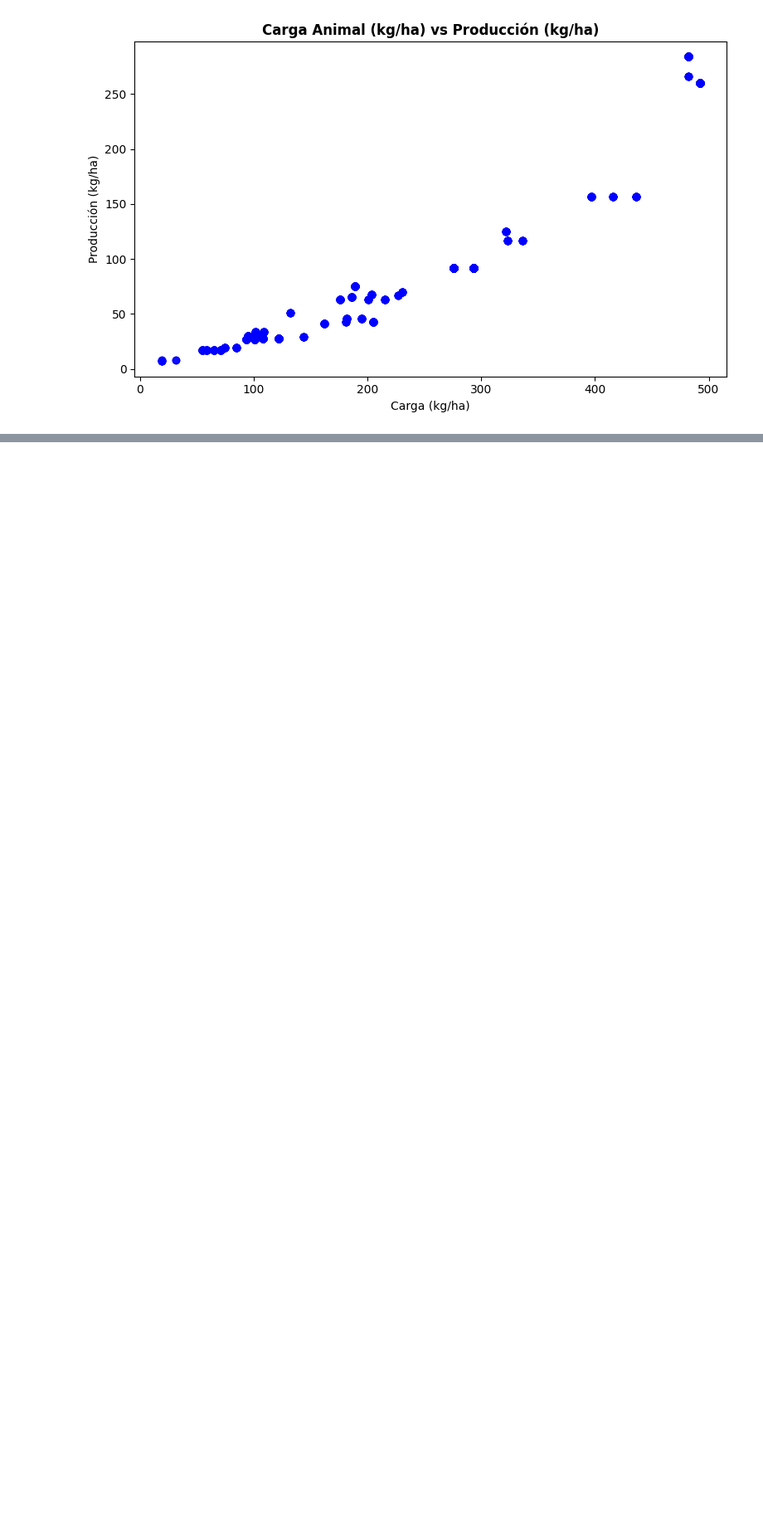
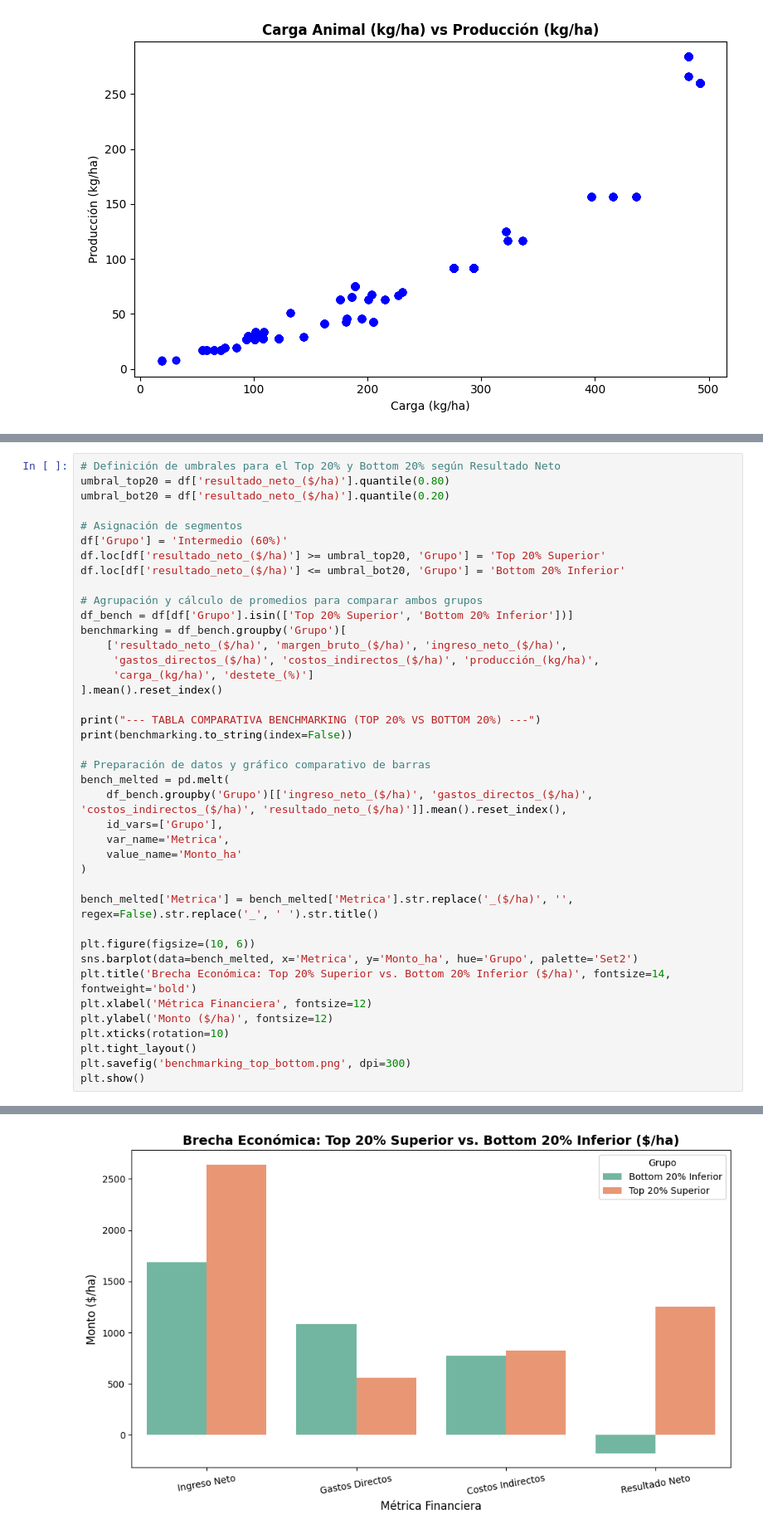
Before and after one commit to bautiunzue/produccion_bovina, a Jupyter notebook: UTN_Final.ipynb, the cells around one changed output, grey strips where cells are left out. Shown at 83% size. Drawn from its saved outputs; the diff is of its cells as text; blank space fills up the shorter version.

```diff
--- a/UTN_Final.ipynb
+++ b/UTN_Final.ipynb
@@ -292,0 +449,41 @@ plt.show()
+# %%
+# Definición de umbrales para el Top 20% y Bottom 20% según Resultado Neto
+umbral_top20 = df['resultado_neto_($/ha)'].quantile(0.80)
+umbral_bot20 = df['resultado_neto_($/ha)'].quantile(0.20)
+
+# Asignación de segmentos
+df['Grupo'] = 'Intermedio (60%)'
+df.loc[df['resultado_neto_($/ha)'] >= umbral_top20, 'Grupo'] = 'Top 20% Superior'
+df.loc[df['resultado_neto_($/ha)'] <= umbral_bot20, 'Grupo'] = 'Bottom 20% Inferior'
+
+# Agrupación y cálculo de promedios para comparar ambos grupos
+df_bench = df[df['Grupo'].isin(['Top 20% Superior', 'Bottom 20% Inferior'])]
+benchmarking = df_bench.groupby('Grupo')[
+    ['resultado_neto_($/ha)', 'margen_bruto_($/ha)', 'ingreso_neto_($/ha)',
+     'gastos_directos_($/ha)', 'costos_indirectos_($/ha)', 'producción_(kg/ha)',
+     'carga_(kg/ha)', 'destete_(%)']
+].mean().reset_index()
+
+print("--- TABLA COMPARATIVA BENCHMARKING (TOP 20% VS BOTTOM 20%) ---")
+print(benchmarking.to_string(index=False))
+
+# Preparación de datos y gráfico comparativo de barras
+bench_melted = pd.melt(
+    df_bench.groupby('Grupo')[['ingreso_neto_($/ha)', 'gastos_directos_($/ha)', 'costos_indirectos_($/ha)', 'resultado_neto_($/ha)']].mean().reset_index(),
+    id_vars=['Grupo'],
+    var_name='Metrica',
+    value_name='Monto_ha'
+)
+
+bench_melted['Metrica'] = bench_melted['Metrica'].str.replace('_($/ha)', '', regex=False).str.replace('_', ' ').str.title()
+
+plt.figure(figsize=(10, 6))
+sns.barplot(data=bench_melted, x='Metrica', y='Monto_ha', hue='Grupo', palette='Set2')
+plt.title('Brecha Económica: Top 20% Superior vs. Bottom 20% Inferior ($/ha)', fontsize=14, fontweight='bold')
+plt.xlabel('Métrica Financiera', fontsize=12)
+plt.ylabel('Monto ($/ha)', fontsize=12)
+plt.xticks(rotation=10)
+plt.tight_layout()
+plt.savefig('benchmarking_top_bottom.png', dpi=300)
+plt.show()
+# %% [output]
@@ -292,0 +494 @@ plt.show()
+[figure, added]
```
Also changed, not shown: parts of 15 cells of this notebook.
